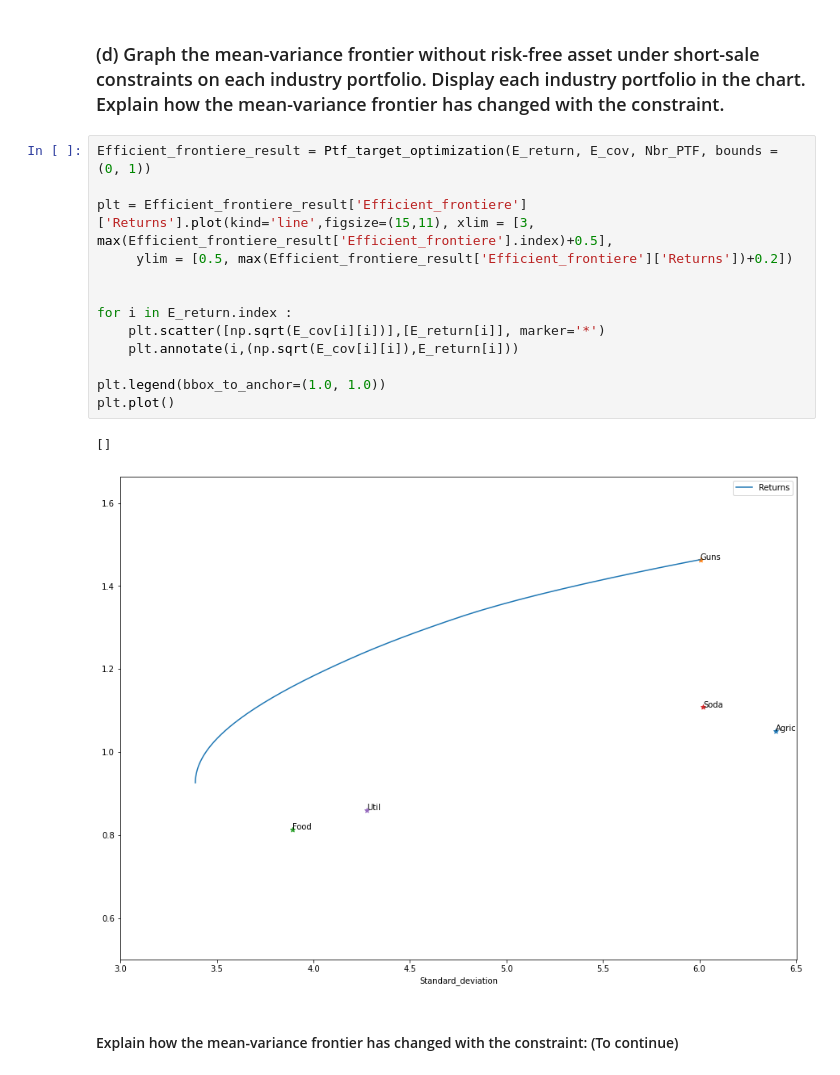
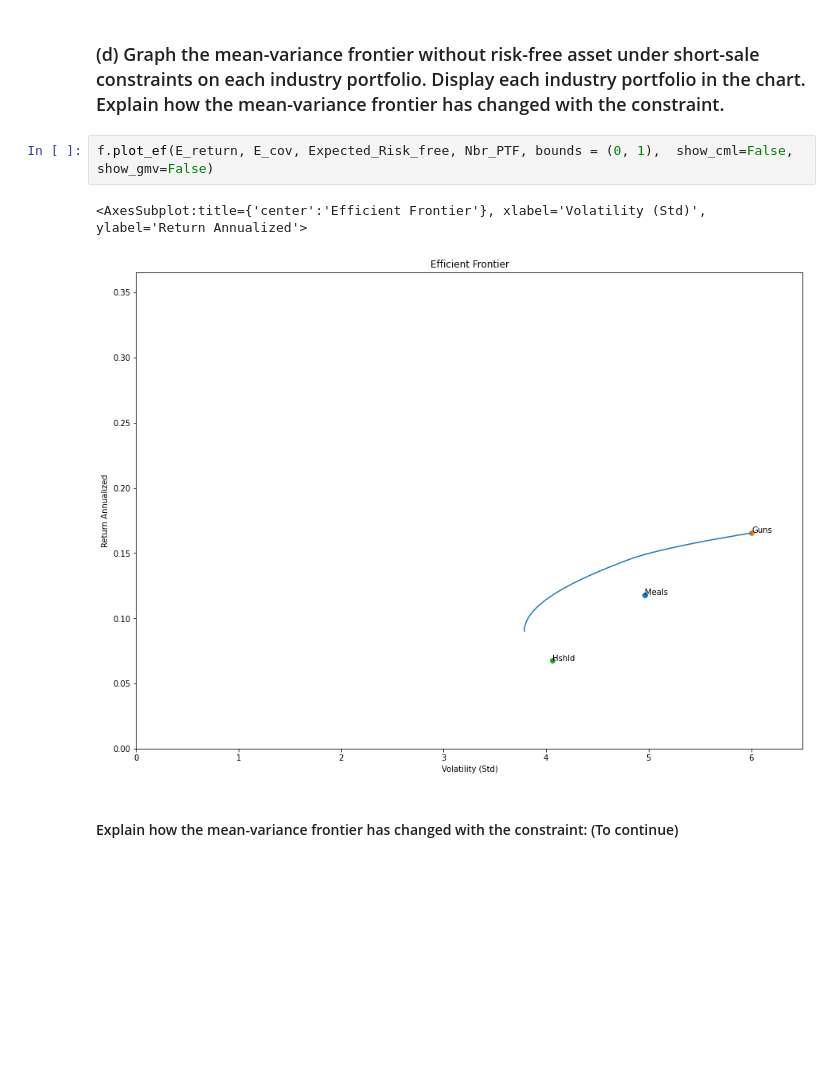
Before and after one commit to Damnsky100/Portfolio, a Jupyter notebook: Assignment_TP1.ipynb, the cells around one changed output. Cells and saved outputs as stored; diff of their text form; blank space fills up the shorter version.

```diff
--- a/Assignment_TP1.ipynb
+++ b/Assignment_TP1.ipynb
@@ -335,21 +241,10 @@ array([0.00000000e+00, 1.00000000e+00, 3.36352492e-17, 0.00000000e+00,
 # %% [markdown]
 ### (d) Graph the mean-variance frontier without risk-free asset under short-sale constraints on each industry portfolio. Display each industry portfolio in the chart. Explain how the mean-variance frontier has changed with the constraint.
-# %%
-Efficient_frontiere_result = Ptf_target_optimization(E_return, E_cov, Nbr_PTF, bounds = (0, 1))
-
-plt = Efficient_frontiere_result['Efficient_frontiere']['Returns'].plot(kind='line',figsize=(15,11), xlim = [3, max(Efficient_frontiere_result['Efficient_frontiere'].index)+0.5],
-     ylim = [0.5, max(Efficient_frontiere_result['Efficient_frontiere']['Returns'])+0.2])
-
-
-for i in E_return.index :
-    plt.scatter([np.sqrt(E_cov[i][i])],[E_return[i]], marker='*')
-    plt.annotate(i,(np.sqrt(E_cov[i][i]),E_return[i]))
-
-plt.legend(bbox_to_anchor=(1.0, 1.0))
-plt.plot()
-# %% [output]
-[]
-[figure, removed]
+# %%
+f.plot_ef(E_return, E_cov, Expected_Risk_free, Nbr_PTF, bounds = (0, 1),  show_cml=False, show_gmv=False)
+# %% [output]
+<AxesSubplot:title={'center':'Efficient Frontier'}, xlabel='Volatility (Std)', ylabel='Return Annualized'>
+[figure, added]
 # %% [markdown]
 #### Explain how the mean-variance frontier has changed with the constraint: (To continue)
 # %% [markdown]
```
Also changed, not shown: parts of 21 cells of this notebook, 5 other files.
